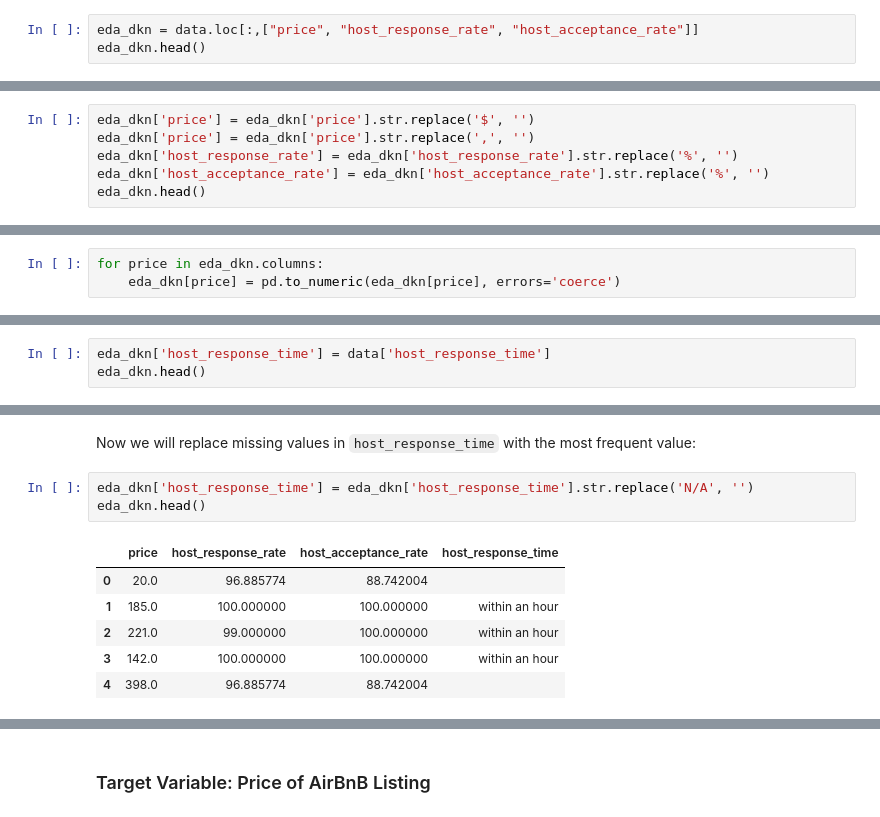
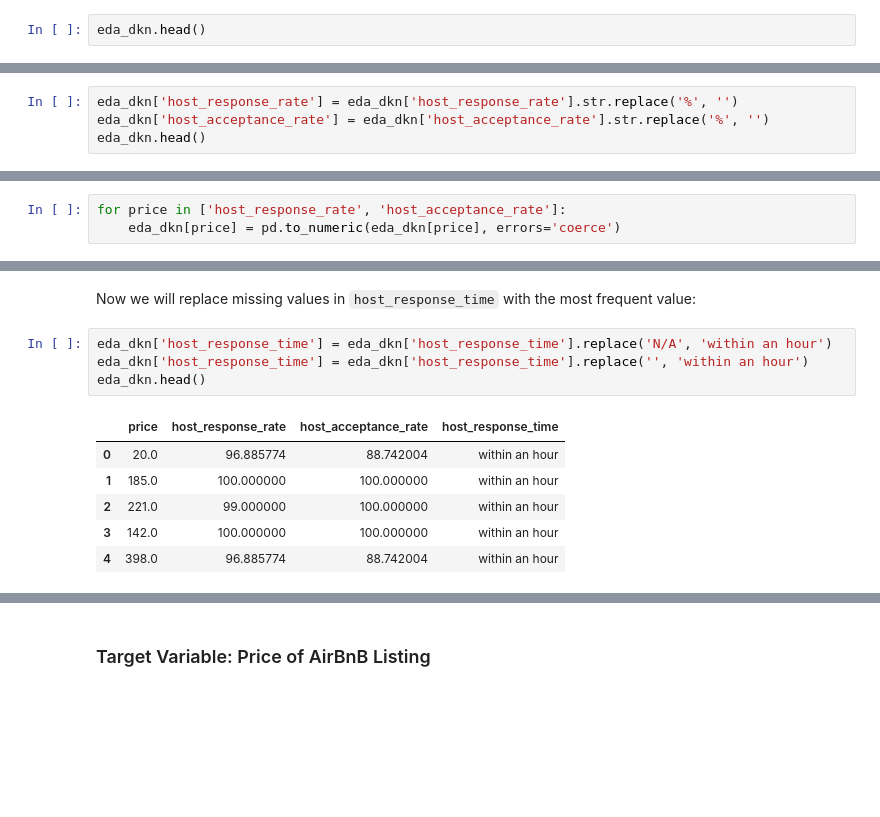
Before and after one commit to carleen/group4_ds_project, a Jupyter notebook: eda/eda.ipynb, the cells around one changed output, grey strips where cells are left out. Drawn from its saved outputs; the diff is of its cells as text; blank space fills up the shorter version.

```diff
--- a/eda/eda.ipynb
+++ b/eda/eda.ipynb
@@ -103,4 +113,3 @@ data = pd.read_sql_query("SELECT * FROM listings", sqlite3.connect(db_path))
 # %%
-eda_dkn = data.loc[:,["price", "host_response_rate", "host_acceptance_rate"]]
 eda_dkn.head()
 # %% [output]
@@ -115,8 +124,6 @@ We then convert categorical variables `price`, `host_response_rate`, and `host_a
 
 We first remove `$` and `,` from the column of `price` and `%` from the columns of `host_response_rate` and `host_acceptance_rate`:
 # %%
-eda_dkn['price'] = eda_dkn['price'].str.replace('$', '')
-eda_dkn['price'] = eda_dkn['price'].str.replace(',', '')
 eda_dkn['host_response_rate'] = eda_dkn['host_response_rate'].str.replace('%', '')
 eda_dkn['host_acceptance_rate'] = eda_dkn['host_acceptance_rate'].str.replace('%', '')
 eda_dkn.head()
@@ -157,5 +164,5 @@ eda_dkn.head()
 # %%
-for price in eda_dkn.columns:
+for price in ['host_response_rate', 'host_acceptance_rate']:
     eda_dkn[price] = pd.to_numeric(eda_dkn[price], errors='coerce')
 # %%
 imputer1 = SimpleImputer(strategy='mean', missing_values=np.nan)
@@ -177,3 +181,0 @@ Now we will add the categorical variable `host_response_time` to the dataframe:
-# %%
-eda_dkn['host_response_time'] = data['host_response_time']
-eda_dkn.head()
@@ -187,12 +182,13 @@ eda_dkn.head()
 # %% [markdown]
 Now we will replace missing values in `host_response_time` with the most frequent value:
 # %%
-eda_dkn['host_response_time'] = eda_dkn['host_response_time'].str.replace('N/A', '')
+eda_dkn['host_response_time'] = eda_dkn['host_response_time'].replace('N/A', 'within an hour')
+eda_dkn['host_response_time'] = eda_dkn['host_response_time'].replace('', 'within an hour')
 eda_dkn.head()
 # %% [output]
 |  | price | host_response_rate | host_acceptance_rate | host_response_time |
-| 0 | 20.0 | 96.885774 | 88.742004 |  |
+| 0 | 20.0 | 96.885774 | 88.742004 | within an hour |
 | 1 | 185.0 | 100.000000 | 100.000000 | within an hour |
 | 2 | 221.0 | 99.000000 | 100.000000 | within an hour |
 | 3 | 142.0 | 100.000000 | 100.000000 | within an hour |
-| 4 | 398.0 | 96.885774 | 88.742004 |  |
+| 4 | 398.0 | 96.885774 | 88.742004 | within an hour |
```
Also changed, not shown: parts of 18 cells of this notebook.
